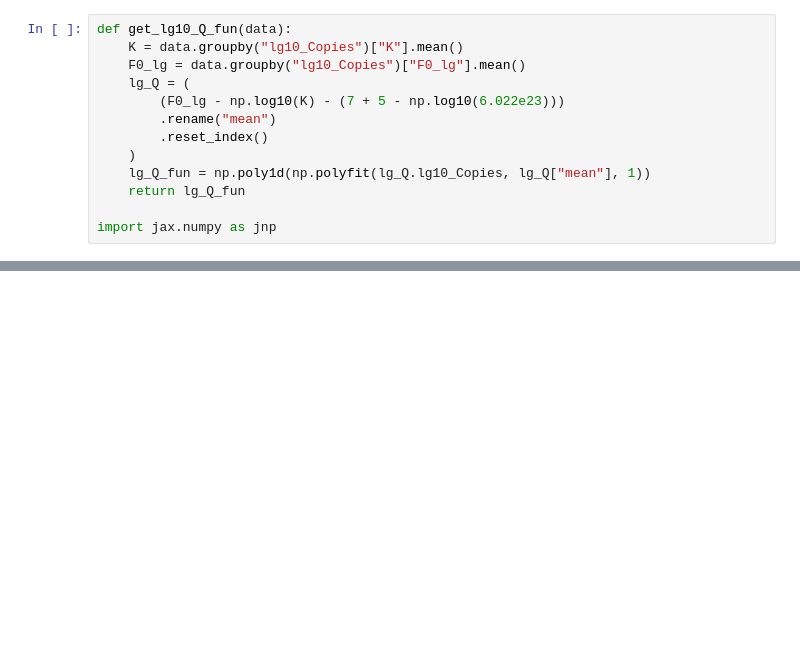
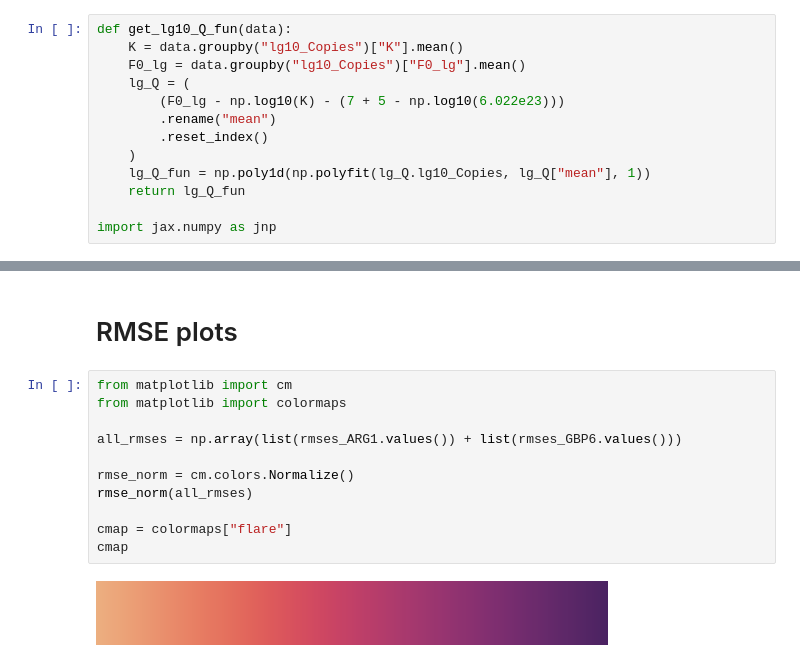
Before and after one commit to JohnGoertz/can-manuscript, a Jupyter notebook: fig_S9__soft_lamprey/code/fig_S9__soft_lamprey__ODE_Model_tripartite.ipynb, the cells around one changed output, grey strips where cells are left out. Drawn from its saved outputs; the diff is of its cells as text; blank space fills up the shorter version.

```diff
--- a/fig_S9__soft_lamprey/code/fig_S9__soft_lamprey__ODE_Model_tripartite.ipynb
+++ b/fig_S9__soft_lamprey/code/fig_S9__soft_lamprey__ODE_Model_tripartite.ipynb
@@ -270,0 +530,15 @@ Saving fig_S9B__floral_wildebeest in /home/john/projects/can-manuscript/fig_S9__
+# %% [markdown]
+# RMSE plots
+# %%
+from matplotlib import cm
+from matplotlib import colormaps
+
+all_rmses = np.array(list(rmses_ARG1.values()) + list(rmses_GBP6.values()))
+
+rmse_norm = cm.colors.Normalize()
+rmse_norm(all_rmses)
+
+cmap = colormaps["flare"]
+cmap
+# %% [output]
+[figure, added]
```
Also changed, not shown: parts of 16 cells of this notebook, 36 other files.
